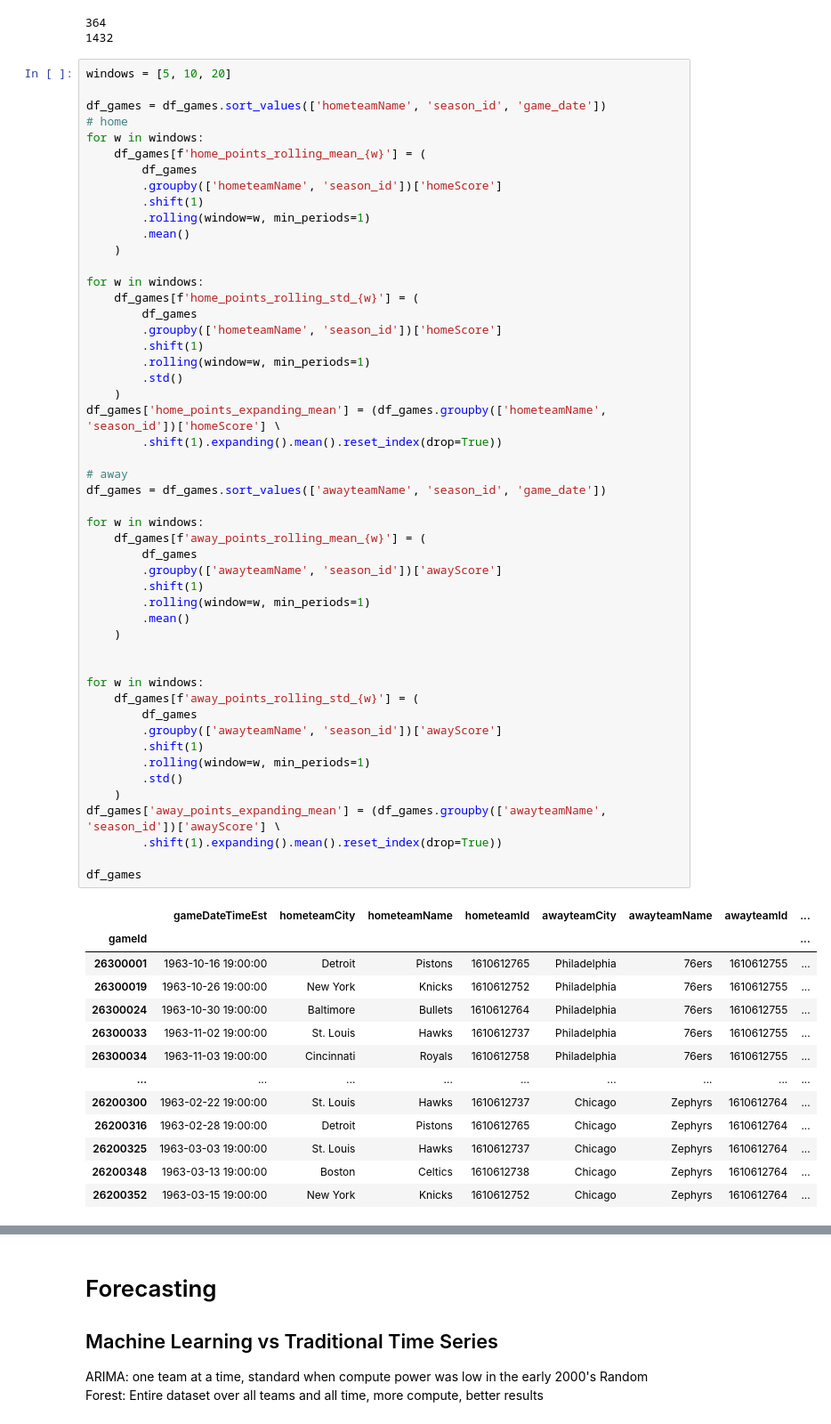
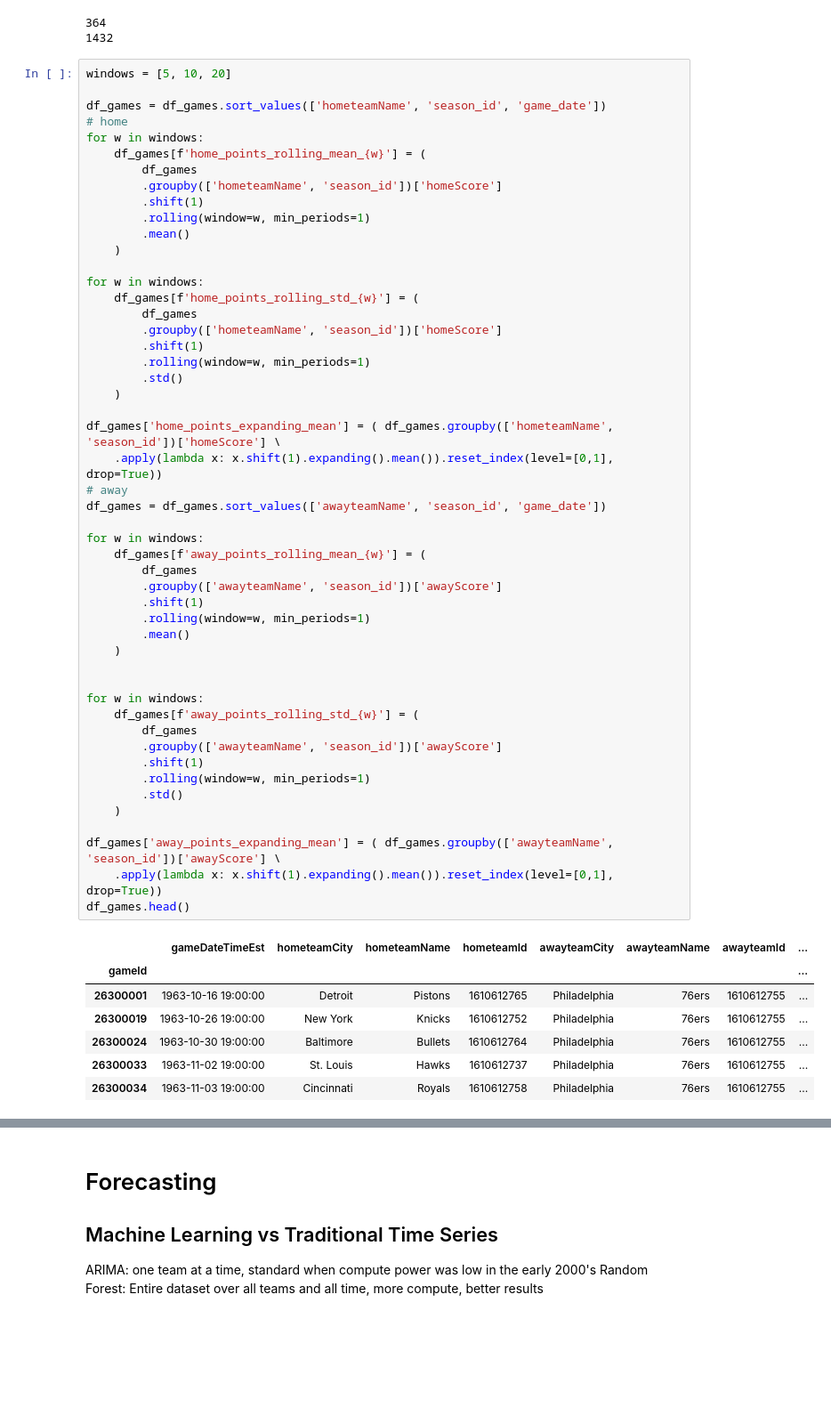
Before and after one commit to rhaswah/ds-tutorials, a Jupyter notebook: NBA_forecast_time_series/NBA_forecast.ipynb, the cells around one changed output, grey strips where cells are left out. Shown at 89% size. Drawn from its saved outputs; the diff is of its cells as text; blank space fills up the shorter version.

Commit message:
trained home vs away points scored. dealt with missing values. added image files

```diff
--- a/NBA_forecast_time_series/NBA_forecast.ipynb
+++ b/NBA_forecast_time_series/NBA_forecast.ipynb
@@ -330,45 +260,39 @@ for w in windows:
         .rolling(window=w, min_periods=1)
         .std()
     )
-df_games['home_points_expanding_mean'] = (df_games.groupby(['hometeamName', 'season_id'])['homeScore'] \
-        .shift(1).expanding().mean().reset_index(drop=True))
 
+df_games['home_points_expanding_mean'] = ( df_games.groupby(['hometeamName', 'season_id'])['homeScore'] \
+    .apply(lambda x: x.shift(1).expanding().mean()).reset_index(level=[0,1], drop=True))
 # away
 df_games = df_games.sort_values(['awayteamName', 'season_id', 'game_date'])
 
 for w in windows:
     df_games[f'away_points_rolling_mean_{w}'] = (
         df_games
         .groupby(['awayteamName', 'season_id'])['awayScore']
         .shift(1)
         .rolling(window=w, min_periods=1)
         .mean()
     )
 
 
 for w in windows:
     df_games[f'away_points_rolling_std_{w}'] = (
         df_games
         .groupby(['awayteamName', 'season_id'])['awayScore']
         .shift(1)
         .rolling(window=w, min_periods=1)
         .std()
     )
-df_games['away_points_expanding_mean'] = (df_games.groupby(['awayteamName', 'season_id'])['awayScore'] \
-        .shift(1).expanding().mean().reset_index(drop=True))
 
-df_games
+df_games['away_points_expanding_mean'] = ( df_games.groupby(['awayteamName', 'season_id'])['awayScore'] \
+    .apply(lambda x: x.shift(1).expanding().mean()).reset_index(level=[0,1], drop=True))
+df_games.head()
 # %% [output]
 |  | gameDateTimeEst | hometeamCity | hometeamName | hometeamId | awayteamCity | awayteamName | awayteamId | ... |
 | gameId |  |  |  |  |  |  |  | ... |
 | 26300001 | 1963-10-16 19:00:00 | Detroit | Pistons | 1610612765 | Philadelphia | 76ers | 1610612755 | ... |
 | 26300019 | 1963-10-26 19:00:00 | New York | Knicks | 1610612752 | Philadelphia | 76ers | 1610612755 | ... |
 | 26300024 | 1963-10-30 19:00:00 | Baltimore | Bullets | 1610612764 | Philadelphia | 76ers | 1610612755 | ... |
 | 26300033 | 1963-11-02 19:00:00 | St. Louis | Hawks | 1610612737 | Philadelphia | 76ers | 1610612755 | ... |
 | 26300034 | 1963-11-03 19:00:00 | Cincinnati | Royals | 1610612758 | Philadelphia | 76ers | 1610612755 | ... |
-| ... | ... | ... | ... | ... | ... | ... | ... | ... |
-| 26200300 | 1963-02-22 19:00:00 | St. Louis | Hawks | 1610612737 | Chicago | Zephyrs | 1610612764 | ... |
-| 26200316 | 1963-02-28 19:00:00 | Detroit | Pistons | 1610612765 | Chicago | Zephyrs | 1610612764 | ... |
-| 26200325 | 1963-03-03 19:00:00 | St. Louis | Hawks | 1610612737 | Chicago | Zephyrs | 1610612764 | ... |
-| 26200348 | 1963-03-13 19:00:00 | Boston | Celtics | 1610612738 | Chicago | Zephyrs | 1610612764 | ... |
-| 26200352 | 1963-03-15 19:00:00 | New York | Knicks | 1610612752 | Chicago | Zephyrs | 1610612764 | ... |
```
Also changed, not shown: parts of 40 cells of this notebook, 3 other files.
